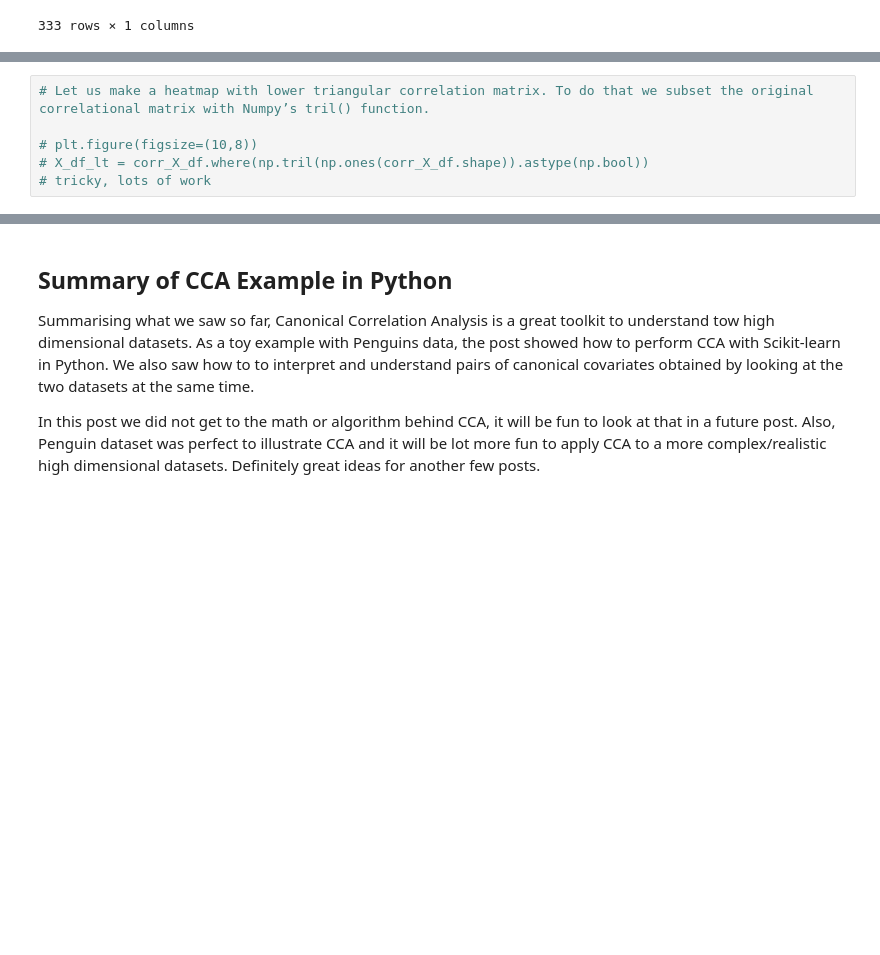
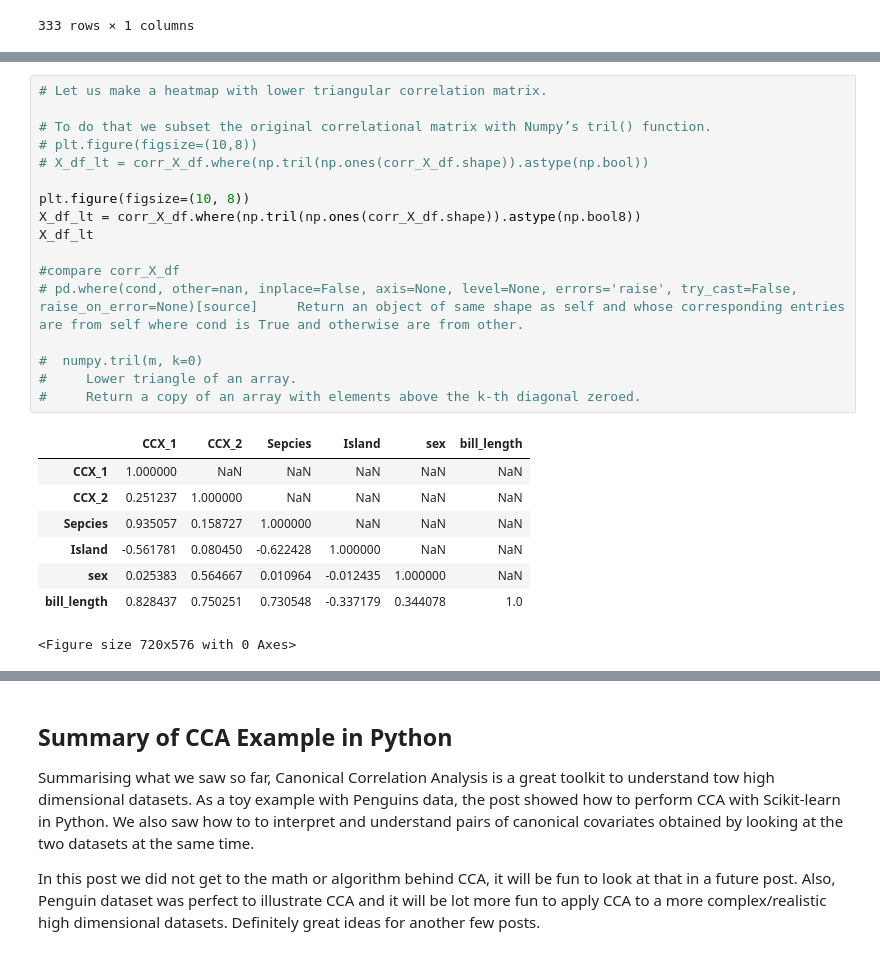
Before and after one commit to gitony0101/selfstudy, a Jupyter notebook: Introduction to Canonical Correlation Analysis (CCA) in Python.ipynb, the cells around one changed output, grey strips where cells are left out. Cells and saved outputs as stored; diff of their text form; blank space fills up the shorter version.

```diff
--- a/Introduction to Canonical Correlation Analysis (CCA) in Python.ipynb
+++ b/Introduction to Canonical Correlation Analysis (CCA) in Python.ipynb
@@ -324,6 +324,26 @@ corr_X_df.head()
 # %%
-# Let us make a heatmap with lower triangular correlation matrix. To do that we subset the original correlational matrix with Numpy’s tril() function.
+# Let us make a heatmap with lower triangular correlation matrix.
 
+# To do that we subset the original correlational matrix with Numpy’s tril() function.
 # plt.figure(figsize=(10,8))
 # X_df_lt = corr_X_df.where(np.tril(np.ones(corr_X_df.shape)).astype(np.bool))
-# tricky, lots of work
+
+plt.figure(figsize=(10, 8))
+X_df_lt = corr_X_df.where(np.tril(np.ones(corr_X_df.shape)).astype(np.bool8))
+X_df_lt
+
+#compare corr_X_df
+# pd.where(cond, other=nan, inplace=False, axis=None, level=None, errors='raise', try_cast=False, raise_on_error=None)[source]     Return an object of same shape as self and whose corresponding entries are from self where cond is True and otherwise are from other.
+
+#  numpy.tril(m, k=0)
+#     Lower triangle of an array.
+#     Return a copy of an array with elements above the k-th diagonal zeroed.
+# %% [output]
+|  | CCX_1 | CCX_2 | Sepcies | Island | sex | bill_length |
+| CCX_1 | 1.000000 | NaN | NaN | NaN | NaN | NaN |
+| CCX_2 | 0.251237 | 1.000000 | NaN | NaN | NaN | NaN |
+| Sepcies | 0.935057 | 0.158727 | 1.000000 | NaN | NaN | NaN |
+| Island | -0.561781 | 0.080450 | -0.622428 | 1.000000 | NaN | NaN |
+| sex | 0.025383 | 0.564667 | 0.010964 | -0.012435 | 1.000000 | NaN |
+| bill_length | 0.828437 | 0.750251 | 0.730548 | -0.337179 | 0.344078 | 1.0 |
+<Figure size 720x576 with 0 Axes>
```
Also changed, not shown: parts of 13 cells of this notebook, 2 other files.
